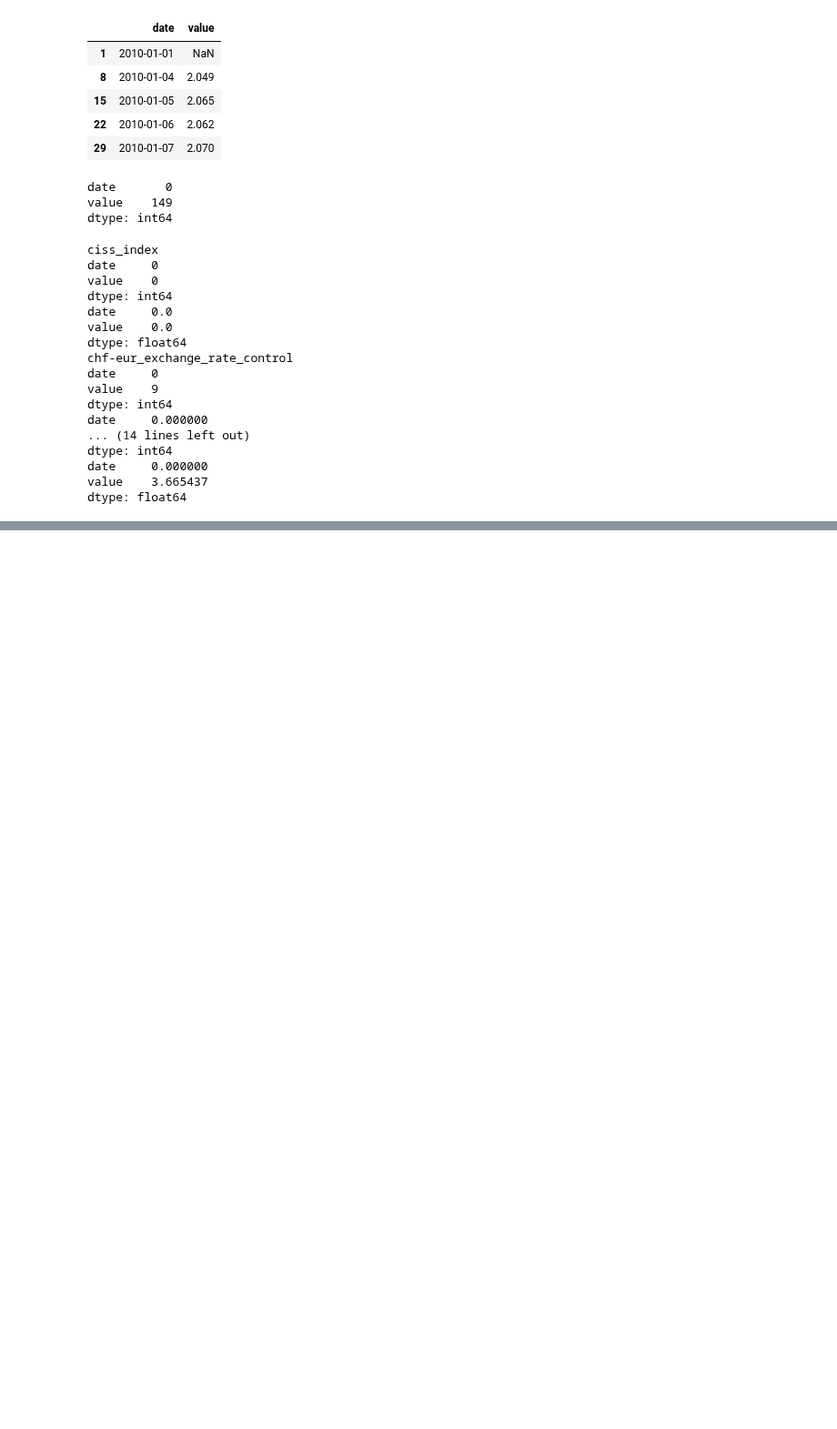
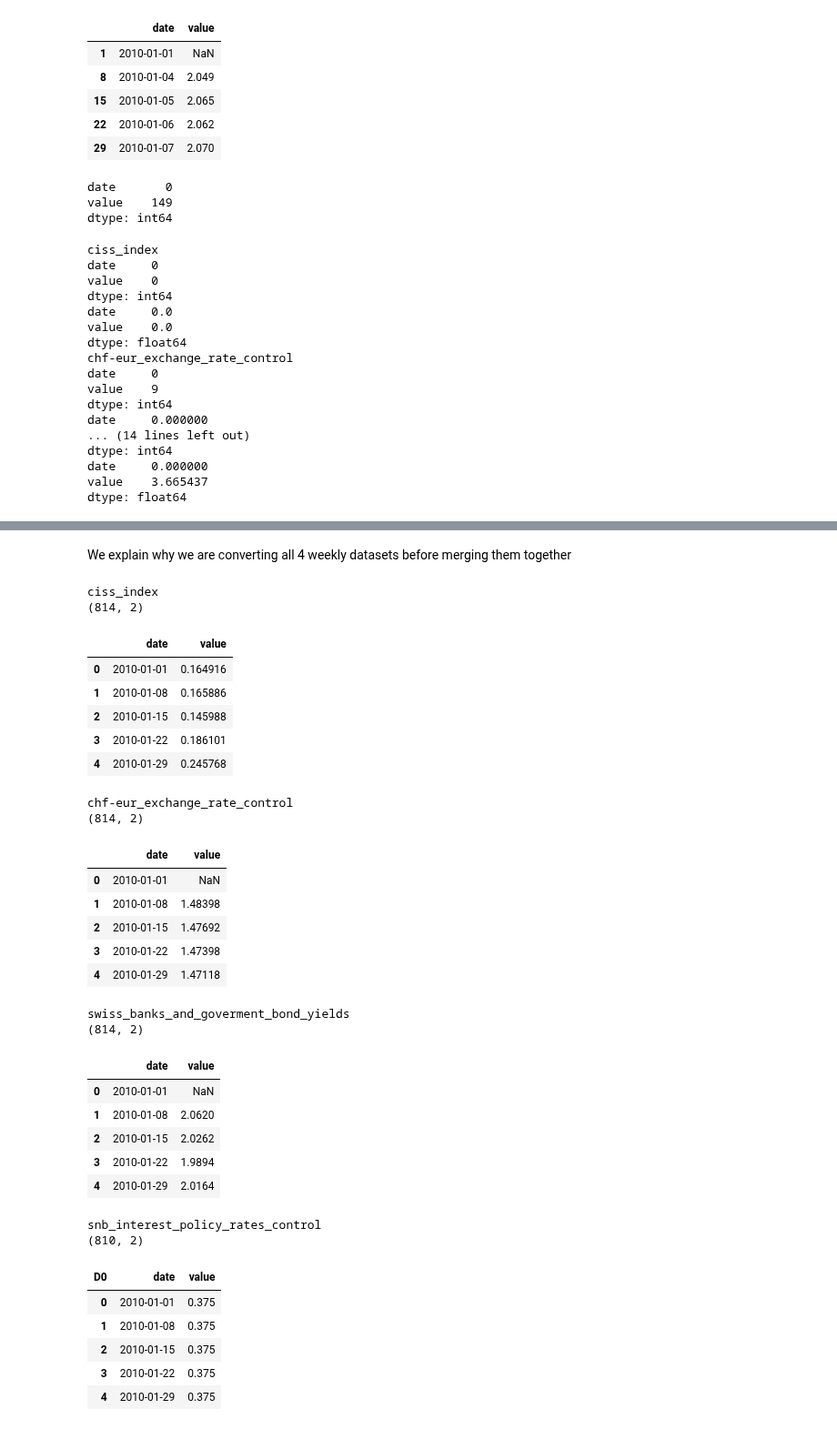
Before and after one commit to philippebvilliger/swiss-bank-risk-project, a Jupyter notebook: code/clean.ipynb, the cells around one changed output, grey strips where cells are left out. Shown at 91% size. Cells and saved outputs as stored; diff of their text form; code cells hidden in the pictures; blank space fills up the shorter version.

```diff
--- a/code/clean.ipynb
+++ b/code/clean.ipynb
@@ -372,3 +372,9 @@ dtype: int64
 date     0.000000
 value    3.665437
 dtype: float64
+# %%
+for name, dataframe in cleaned_datasets.items():
+    print(name)
+    if dataframe["date"].duplicated().any() :
+        print("There are duplicates")
+    print(dataframe["date"].duplicated().sum())
@@ -374,0 +390,56 @@ dtype: float64
+# %% [markdown]
+We explain why we are converting all 4 weekly datasets before merging them together
+# %%
+weekly_datasets = {}
+
+weekly_ciss = cleaned_datasets["ciss_index"].resample("W-FRI", on="date")["value"].mean().reset_index()
+
+weekly_chf_eur_exchange_rate_control = cleaned_datasets["chf-eur_exchange_rate_control"].resample("W-FRI", on="date")["value"].mean().reset_index()
+
+weekly_government_bond_yield = cleaned_datasets["swiss_banks_and_goverment_bond_yields"].resample("W-FRI", on="date")["value"].mean().reset_index()
+
+weekly_policy_rate = cleaned_datasets["snb_interest_policy_rates_control"].set_index("date").resample("W-FRI").ffill().reset_index()
+# .ffill NA/NaN values by propagating the last valid observation to next valid.
+# We do this because we have monthly values, given the policy rates change monthly and not daily.
+# We therefore need to keep for each week until a new policy rate changes
+
+weekly_datasets = {"ciss_index": weekly_ciss, "chf-eur_exchange_rate_control": weekly_chf_eur_exchange_rate_control,
+                   "swiss_banks_and_goverment_bond_yields": weekly_government_bond_yield, "snb_interest_policy_rates_control": weekly_policy_rate}
+
+for name, weekly_df in weekly_datasets.items():
+    print(name)
+    print(weekly_df.shape)
+    display(weekly_df.head())
+# %% [output]
+ciss_index
+(814, 2)
+|  | date | value |
+| 0 | 2010-01-01 | 0.164916 |
+| 1 | 2010-01-08 | 0.165886 |
+| 2 | 2010-01-15 | 0.145988 |
+| 3 | 2010-01-22 | 0.186101 |
+| 4 | 2010-01-29 | 0.245768 |
+chf-eur_exchange_rate_control
+(814, 2)
+|  | date | value |
+| 0 | 2010-01-01 | NaN |
+| 1 | 2010-01-08 | 1.48398 |
+| 2 | 2010-01-15 | 1.47692 |
+| 3 | 2010-01-22 | 1.47398 |
+| 4 | 2010-01-29 | 1.47118 |
+swiss_banks_and_goverment_bond_yields
+(814, 2)
+|  | date | value |
+| 0 | 2010-01-01 | NaN |
+| 1 | 2010-01-08 | 2.0620 |
+| 2 | 2010-01-15 | 2.0262 |
+| 3 | 2010-01-22 | 1.9894 |
+| 4 | 2010-01-29 | 2.0164 |
+snb_interest_policy_rates_control
+(810, 2)
+| D0 | date | value |
+| 0 | 2010-01-01 | 0.375 |
+| 1 | 2010-01-08 | 0.375 |
+| 2 | 2010-01-15 | 0.375 |
+| 3 | 2010-01-22 | 0.375 |
+| 4 | 2010-01-29 | 0.375 |
```
Also changed, not shown: parts of 10 cells of this notebook, 1 other file.
